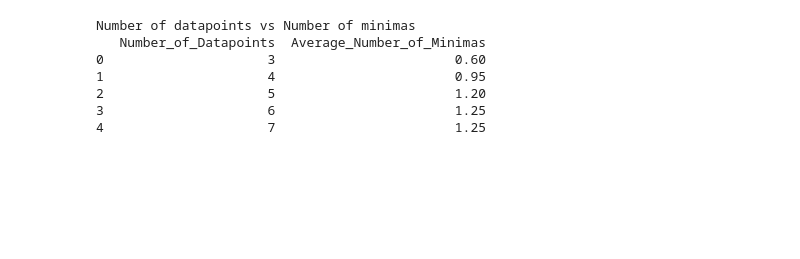
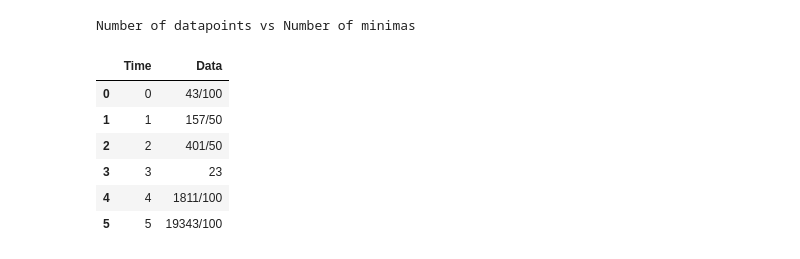
Before and after one commit to amineroudani/Thesis, a Jupyter notebook: MinimasVsNumDatapoints.ipynb, the cells around one changed output. Saved outputs shown, nothing was run; the diff lists cells and outputs as text; code cells hidden in the pictures; blank space fills up the shorter version.

```diff
--- a/MinimasVsNumDatapoints.ipynb
+++ b/MinimasVsNumDatapoints.ipynb
@@ -2,20 +2,25 @@
 from ThesisFunctions import *
 # %%
 print('Number of datapoints vs Number of minimas')
-noise_level = 10
-num_datapoints_list = [3, 4, 5, 6, 7]
+noise_level = 0.25
+#num_datapoints_list = [2, 3, 4, 5, 6, 7, 8, 9 , 10, 20]
+num_datapoints_list = [6]
 
 # Initialize a list to store the results.
 results_list = []
+data = 0
+t_i = 0
+x_i = 0
 
 for num_datapoints in num_datapoints_list:
     trials_minimas = []  # Store the number of minima found in each trial for current num_datapoints.
 
-    for _ in range(20):  # Perform 10 trials to average out the effects of randomness.
+    for _ in range(100):  # Perform 10 trials to average out the effects of randomness.
         # Generate data with specified number of datapoints and noise level.
         data = data_gen(num_datapoints, noise_level, 1, 1)
         x_i = np.array(data['Data'].values)
         t_i = np.array(data['Time'].values)
+        plt.scatter(t_i, x_i)
 
         # Calculate the Groebner basis.
         B = groeb(x_i, t_i)
@@ -23,7 +28,16 @@ for num_datapoints in num_datapoints_list:
         # Find positive real roots.
         positive_roots_b = roots_symbolic(B[1])
 
+        if positive_roots_b == []:
+            positive_roots_b = find_roots_alternative(B[1])
         # Determine (x0, alpha) pairs.
+
+        elif len(positive_roots_b) != count_positive_roots(B[1]):
+            print("some roots missing")
+            print(positive_roots_b)
+            print(count_positive_roots(B[1]))
+            break
+
         params = find_x0_alpha_pairs(B, positive_roots_b)
 
         # Evaluate the Hessian to check for minima.
@@ -31,7 +45,12 @@ for num_datapoints in num_datapoints_list:
 
         # Count the number of minima.
         num_minimas = sum(1 for _, is_true in maxima_checks if is_true)
+        if num_minimas == 0:
+            print("zero")
+            break
+
         trials_minimas.append(num_minimas)
+
 
     # Calculate the average number of minima for the current number of data points.
     avg_minimas = np.mean(trials_minimas)
@@ -44,9 +63,3 @@ results_df = pd.DataFrame(results_list)
 print(results_df)
 # %% [output]
 Number of datapoints vs Number of minimas
-   Number_of_Datapoints  Average_Number_of_Minimas
-0                     3                       0.60
-1                     4                       0.95
-2                     5                       1.20
-3                     6                       1.25
-4                     7                       1.25
@@ -52,0 +109,10 @@ Number of datapoints vs Number of minimas
+# %%
+data
+# %% [output]
+|  | Time | Data |
+| 0 | 0 | 43/100 |
+| 1 | 1 | 157/50 |
+| 2 | 2 | 401/50 |
+| 3 | 3 | 23 |
+| 4 | 4 | 1811/100 |
+| 5 | 5 | 19343/100 |
```
Also changed, not shown: parts of 13 cells of this notebook, 8 other files.
